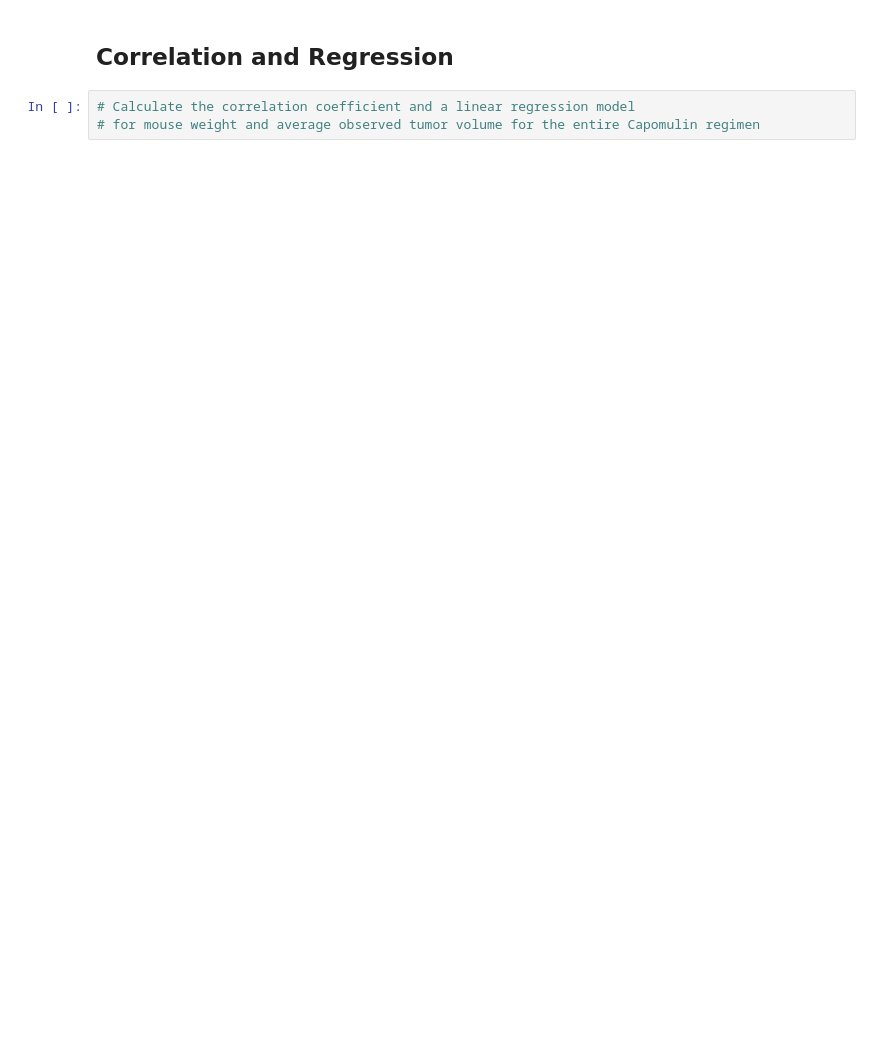
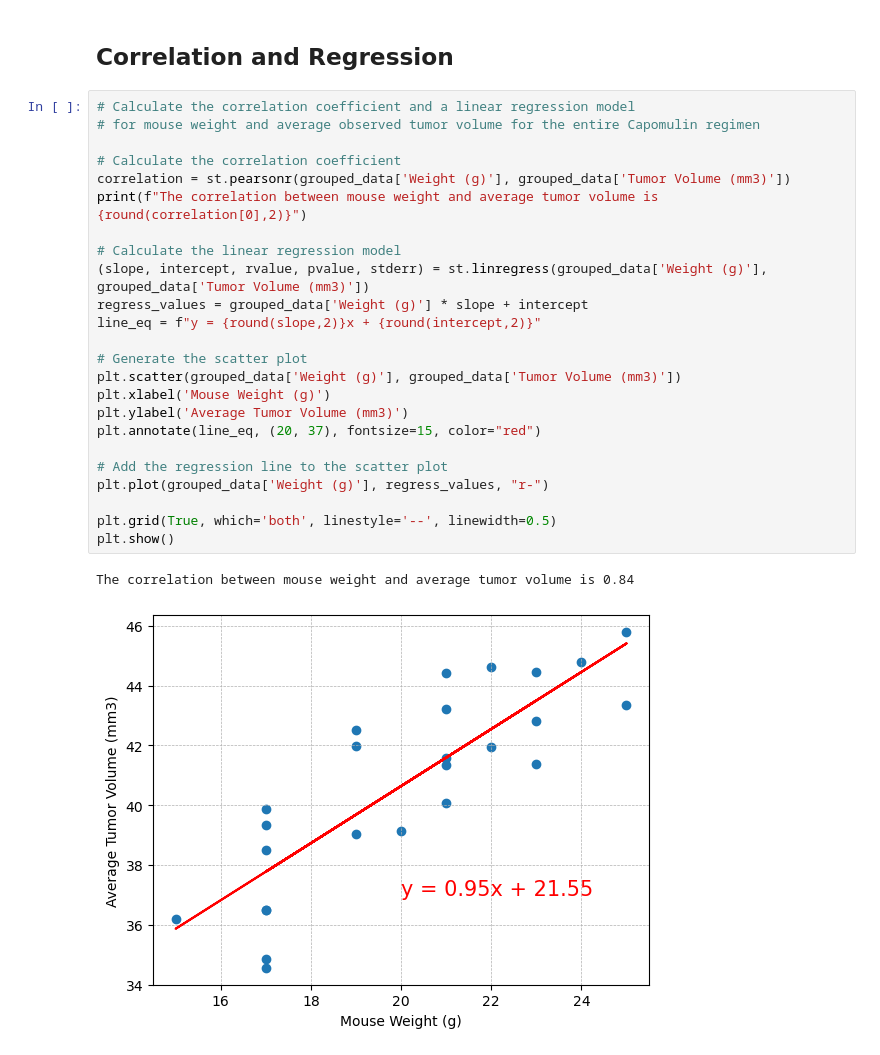
Before and after one commit to Xthe23/Mice-Treatment-Results-Analysis, a Jupyter notebook: Pymaceuticals/pymaceuticals.ipynb, the cells around one changed output. Cells and saved outputs as stored; diff of their text form; blank space fills up the shorter version.

```diff
--- a/Pymaceuticals/pymaceuticals.ipynb
+++ b/Pymaceuticals/pymaceuticals.ipynb
@@ -303,5 +320,29 @@ TypeError: Could not convert CapomulinCapomulinCapomulinCapomulinCapomulinCapomu
 # %% [markdown]
 ## Correlation and Regression
-# %%
-# Calculate the correlation coefficient and a linear regression model
-# for mouse weight and average observed tumor volume for the entire Capomulin regimen
+# %%
+# Calculate the correlation coefficient and a linear regression model
+# for mouse weight and average observed tumor volume for the entire Capomulin regimen
+
+# Calculate the correlation coefficient
+correlation = st.pearsonr(grouped_data['Weight (g)'], grouped_data['Tumor Volume (mm3)'])
+print(f"The correlation between mouse weight and average tumor volume is {round(correlation[0],2)}")
+
+# Calculate the linear regression model
+(slope, intercept, rvalue, pvalue, stderr) = st.linregress(grouped_data['Weight (g)'], grouped_data['Tumor Volume (mm3)'])
+regress_values = grouped_data['Weight (g)'] * slope + intercept
+line_eq = f"y = {round(slope,2)}x + {round(intercept,2)}"
+
+# Generate the scatter plot
+plt.scatter(grouped_data['Weight (g)'], grouped_data['Tumor Volume (mm3)'])
+plt.xlabel('Mouse Weight (g)')
+plt.ylabel('Average Tumor Volume (mm3)')
+plt.annotate(line_eq, (20, 37), fontsize=15, color="red")
+
+# Add the regression line to the scatter plot
+plt.plot(grouped_data['Weight (g)'], regress_values, "r-")
+
+plt.grid(True, which='both', linestyle='--', linewidth=0.5)
+plt.show()
+# %% [output]
+The correlation between mouse weight and average tumor volume is 0.84
+[figure, added]
```
Also changed, not shown: parts of 3 cells of this notebook.
